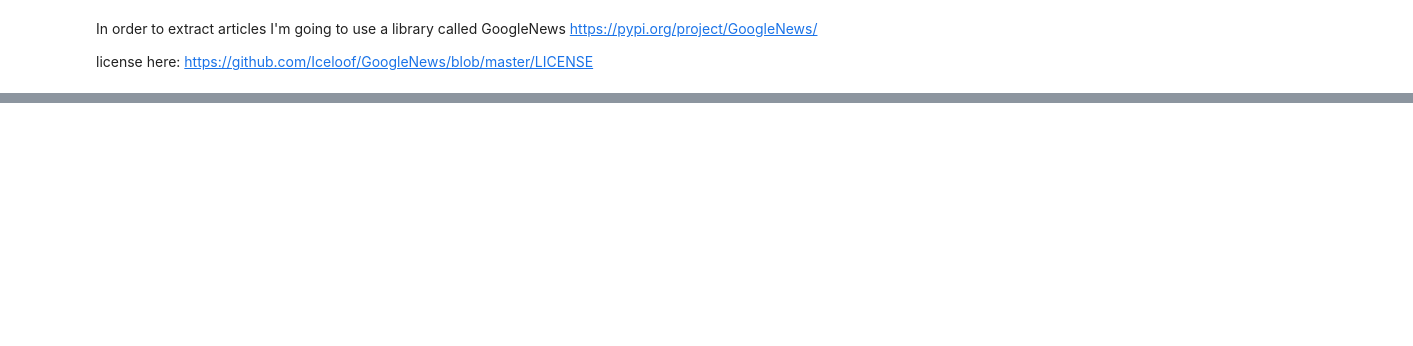
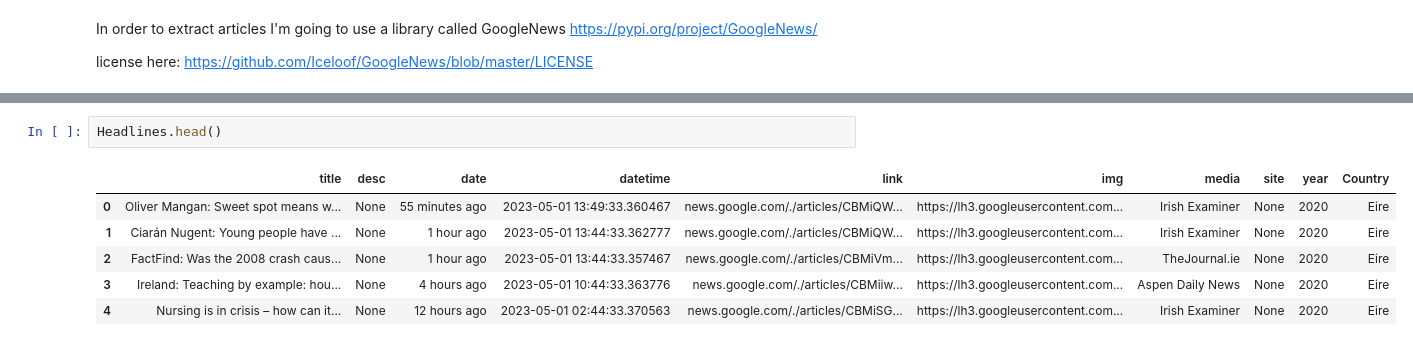
Before and after one commit to alexCCTcollege/CA-2, a Jupyter notebook: Code.ipynb, the cells around one changed output, grey strips where cells are left out. Drawn from its saved outputs; the diff is of its cells as text; blank space fills up the shorter version.

```diff
--- a/Code.ipynb
+++ b/Code.ipynb
@@ -56 +88,10 @@ df_final.shape
+# %%
+Headlines.head()
+# %% [output]
+|  | title | desc | date | datetime | link | img | media | site | year | Country |
+| 0 | Oliver Mangan: Sweet spot means w... | None | 55 minutes ago | 2023-05-01 13:49:33.360467 | news.google.com/./articles/CBMiQW... | https://lh3.googleusercontent.com... | Irish Examiner | None | 2020 | Eire |
+| 1 | Ciarán Nugent: Young people have ... | None | 1 hour ago | 2023-05-01 13:44:33.362777 | news.google.com/./articles/CBMiQW... | https://lh3.googleusercontent.com... | Irish Examiner | None | 2020 | Eire |
+| 2 | FactFind: Was the 2008 crash caus... | None | 1 hour ago | 2023-05-01 13:44:33.357467 | news.google.com/./articles/CBMiVm... | https://lh3.googleusercontent.com... | TheJournal.ie | None | 2020 | Eire |
+| 3 | Ireland: Teaching by example: hou... | None | 4 hours ago | 2023-05-01 10:44:33.363776 | news.google.com/./articles/CBMiiw... | https://lh3.googleusercontent.com... | Aspen Daily News | None | 2020 | Eire |
+| 4 | Nursing is in crisis – how can it... | None | 12 hours ago | 2023-05-01 02:44:33.370563 | news.google.com/./articles/CBMiSG... | https://lh3.googleusercontent.com... | Irish Examiner | None | 2020 | Eire |
 # %%
```
Also changed, not shown: parts of 14 cells of this notebook.
